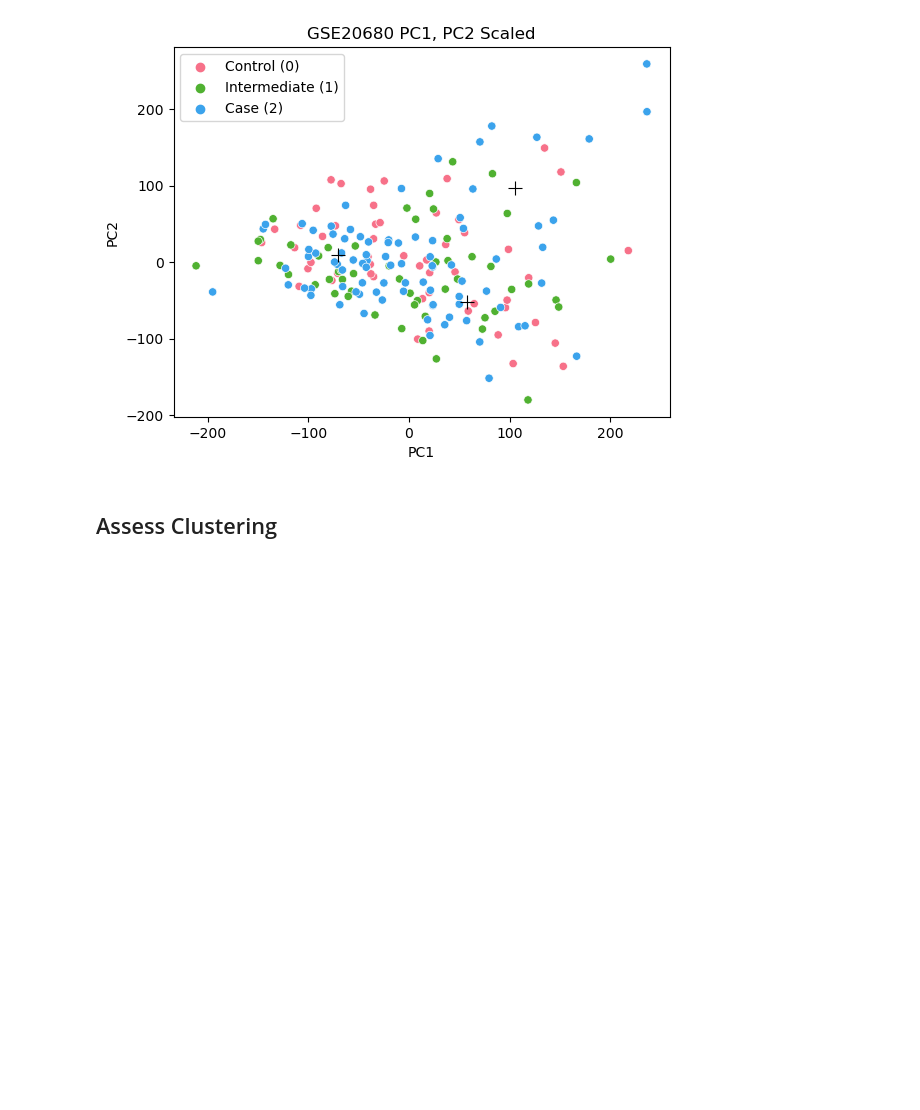
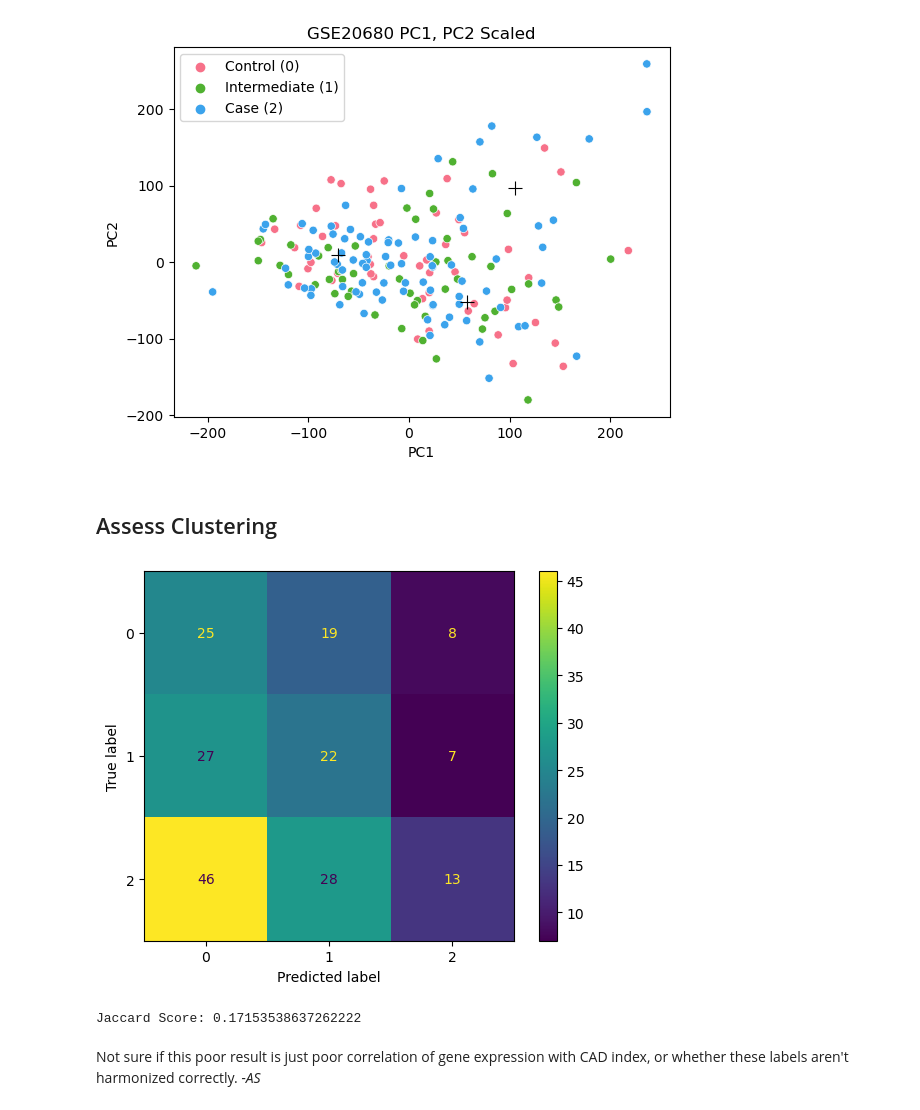
Before and after one commit to aszatrowski/BIOS26211_FinalProject, a Jupyter notebook: GSE20680_Clustering.ipynb, the cells around one changed output. Saved outputs shown, nothing was run; the diff lists cells and outputs as text; code cells hidden in the pictures; blank space fills up the shorter version.

Commit message:
confusion matrix, jaccard score

```diff
--- a/GSE20680_Clustering.ipynb
+++ b/GSE20680_Clustering.ipynb
@@ -36,3 +36,17 @@ plt.show()
 [figure]
 # %% [markdown]
 ## Assess Clustering
+# %%
+gse20680_pca_clusters['cad_status'].replace({'Control (0)': 0, 'Intermediate (1)': 1, 'Case (2)':2}, inplace=True)
+# %%
+ConfusionMatrixDisplay.from_predictions(gse20680_pca_clusters['cad_status'],
+                 gse20680_pca_clusters['predicted_label'])
+plt.show()
+
+jaccard = jaccard_score(gse20680_pca_clusters['cad_status'], gse20680_pca_clusters['predicted_label'], average='weighted')
+print(f"Jaccard Score: {jaccard}")
+# %% [output]
+[figure, added]
+Jaccard Score: 0.17153538637262222
+# %% [markdown]
+Not sure if this poor result is just poor correlation of gene expression with CAD index, or whether these labels aren't harmonized correctly. _-AS_
```
Also changed, not shown: 1 other file.
